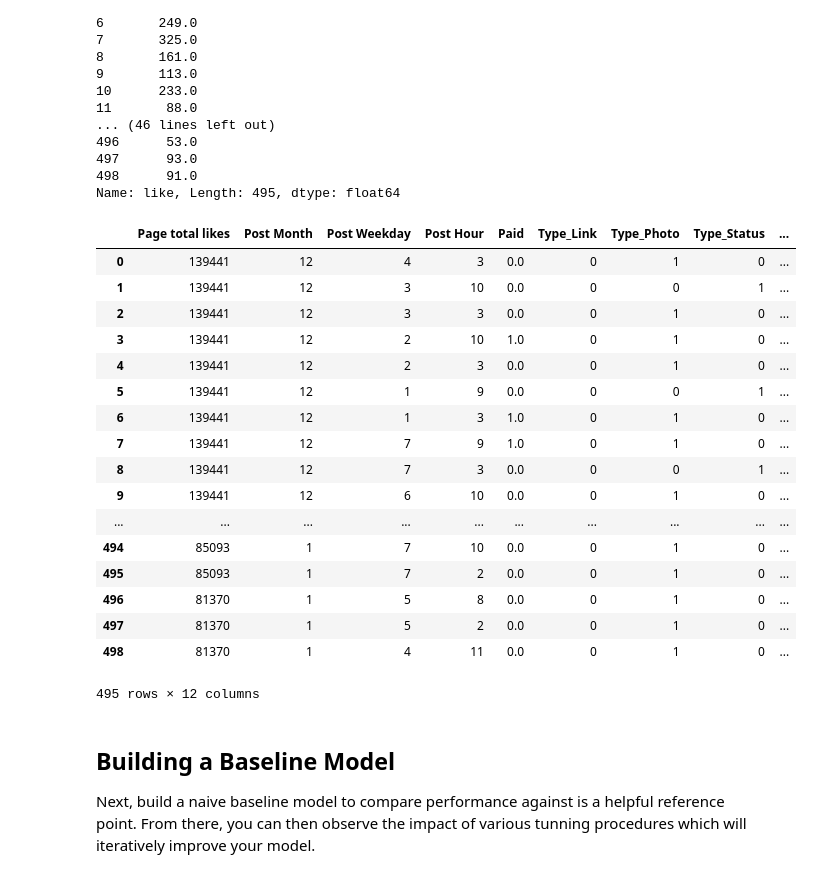
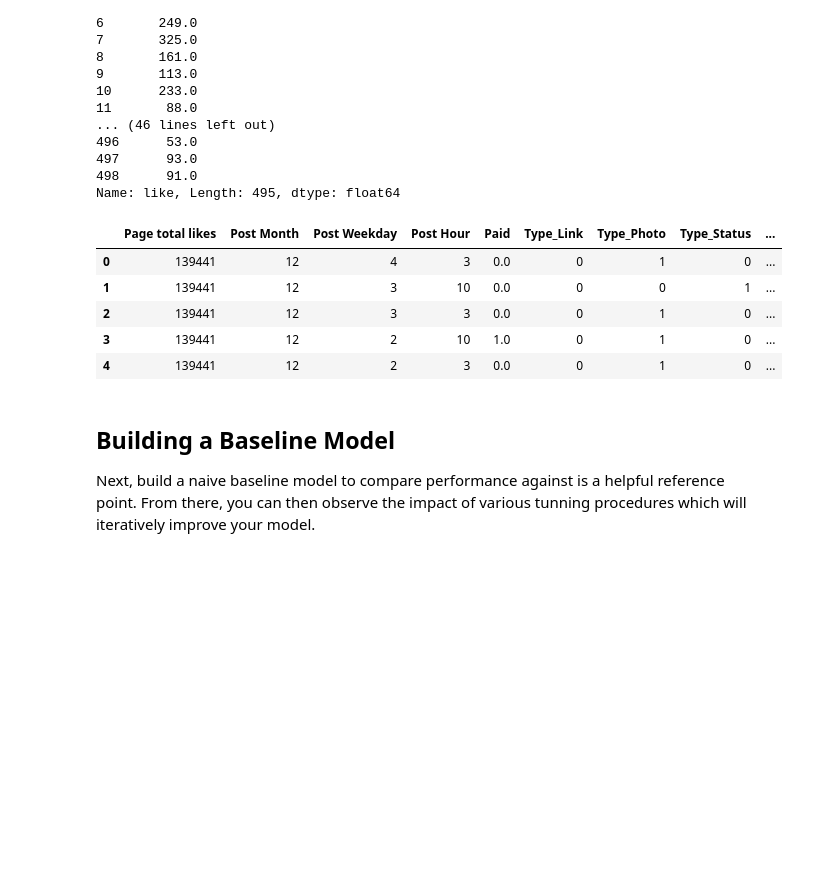
Before and after one commit to fleralle/dsc-tuning-neural-networks-with-normalization-lab-houston-ds-042219, a Jupyter notebook: index.ipynb, the cells around one changed output. Saved outputs shown, nothing was run; the diff lists cells and outputs as text; code cells hidden in the pictures; blank space fills up the shorter version.

```diff
--- a/index.ipynb
+++ b/index.ipynb
@@ -134,34 +134,21 @@ Name: like, Length: 495, dtype: float64
 # %%
 X = df[[
 'Page total likes',
 'Post Month',
 'Post Weekday',
 'Post Hour',
 'Paid',
 'Type',
 'Category']]
 
-X_dum = pd.get_dummies(X, columns=['Type', 'Category'])
-X_dum.hea
+X = pd.get_dummies(X, columns=['Type', 'Category'])
 # %% [output]
 |  | Page total likes | Post Month | Post Weekday | Post Hour | Paid | Type_Link | Type_Photo | Type_Status | ... |
 | 0 | 139441 | 12 | 4 | 3 | 0.0 | 0 | 1 | 0 | ... |
 | 1 | 139441 | 12 | 3 | 10 | 0.0 | 0 | 0 | 1 | ... |
 | 2 | 139441 | 12 | 3 | 3 | 0.0 | 0 | 1 | 0 | ... |
 | 3 | 139441 | 12 | 2 | 10 | 1.0 | 0 | 1 | 0 | ... |
 | 4 | 139441 | 12 | 2 | 3 | 0.0 | 0 | 1 | 0 | ... |
-| 5 | 139441 | 12 | 1 | 9 | 0.0 | 0 | 0 | 1 | ... |
-| 6 | 139441 | 12 | 1 | 3 | 1.0 | 0 | 1 | 0 | ... |
-| 7 | 139441 | 12 | 7 | 9 | 1.0 | 0 | 1 | 0 | ... |
-| 8 | 139441 | 12 | 7 | 3 | 0.0 | 0 | 0 | 1 | ... |
-| 9 | 139441 | 12 | 6 | 10 | 0.0 | 0 | 1 | 0 | ... |
-| ... | ... | ... | ... | ... | ... | ... | ... | ... | ... |
-| 494 | 85093 | 1 | 7 | 10 | 0.0 | 0 | 1 | 0 | ... |
-| 495 | 85093 | 1 | 7 | 2 | 0.0 | 0 | 1 | 0 | ... |
-| 496 | 81370 | 1 | 5 | 8 | 0.0 | 0 | 1 | 0 | ... |
-| 497 | 81370 | 1 | 5 | 2 | 0.0 | 0 | 1 | 0 | ... |
-| 498 | 81370 | 1 | 4 | 11 | 0.0 | 0 | 1 | 0 | ... |
-495 rows × 12 columns
 # %%
 X_train, X_val, Y_train, Y_val = train_test_split(X, y)
 # %% [markdown]
```
